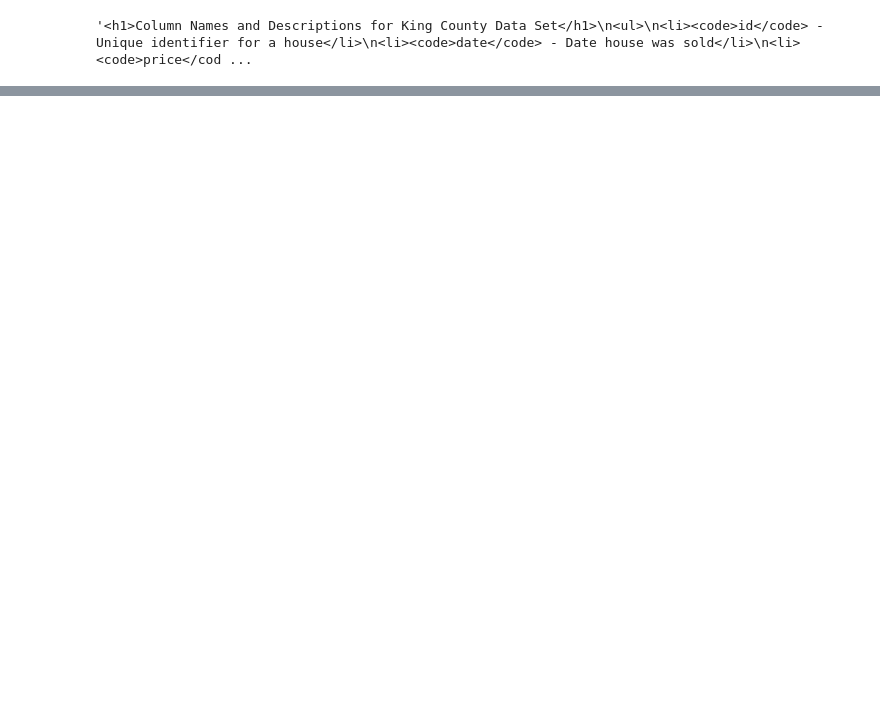
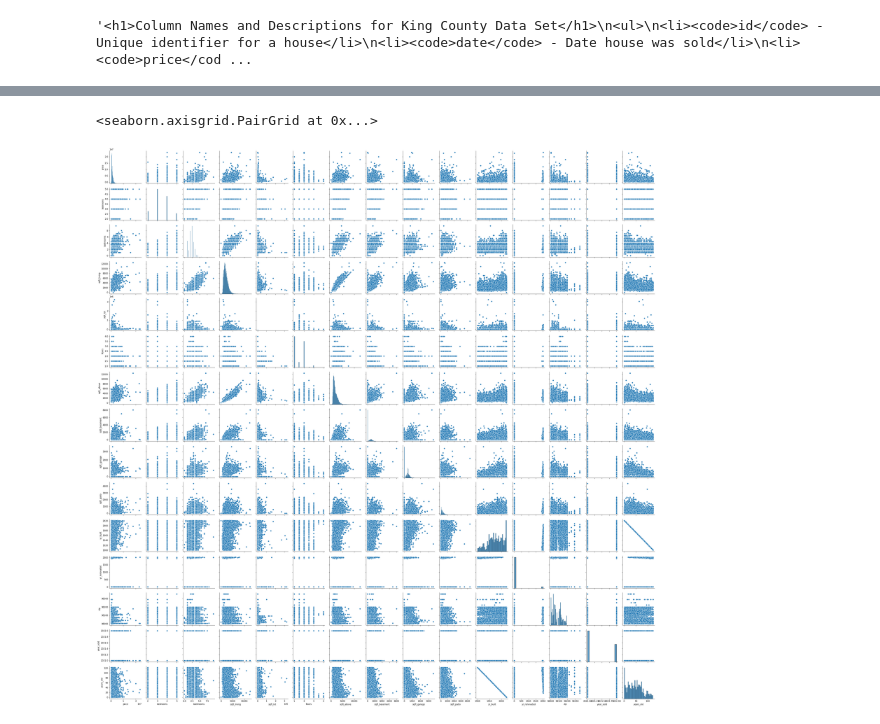
Before and after one commit to emgerber88/Kings-County-Real-Estate-analysis-NAEG, a Jupyter notebook: Nadya/Nadya's Scratch.ipynb, the cells around one changed output, grey strips where cells are left out. Drawn from its saved outputs; the diff is of its cells as text; code cells hidden in the pictures; blank space fills up the shorter version.

```diff
--- a/Nadya/Nadya's Scratch.ipynb
+++ b/Nadya/Nadya's Scratch.ipynb
@@ -71,0 +171,5 @@ hd.shape
+# %%
+hd = hd.drop(columns=["id", "lat", "long"])
+# %%
+hd["years_old"] = 2022-hd["yr_built"]
+hd["years_old"].value_counts()
@@ -71,0 +189,2 @@ hd.shape
+# %%
+hd["zip"] = hd["zip"].astype(int)
@@ -71,0 +223,3 @@ hd.shape
+# %%
+hd = hd.loc[hd["bedrooms"] > 1]
+hd = hd.loc[hd["bedrooms"]<=5]
@@ -71,0 +239,5 @@ hd.shape
+# %%
+sns.pairplot(hd)
+# %% [output]
+<seaborn.axisgrid.PairGrid at 0x...>
+[figure, added]
```
Also changed, not shown: parts of 80 cells of this notebook, 4 other files.
